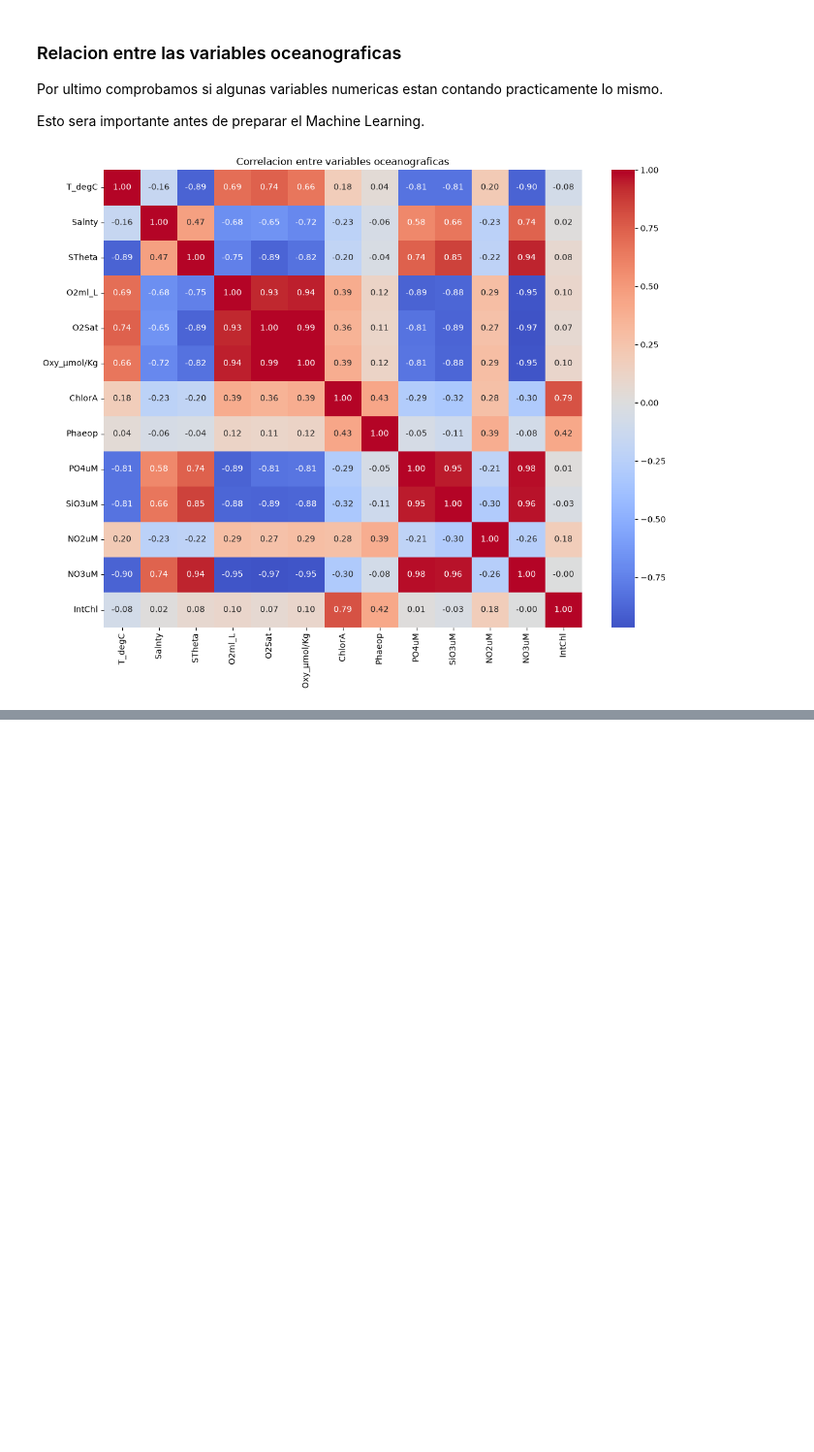
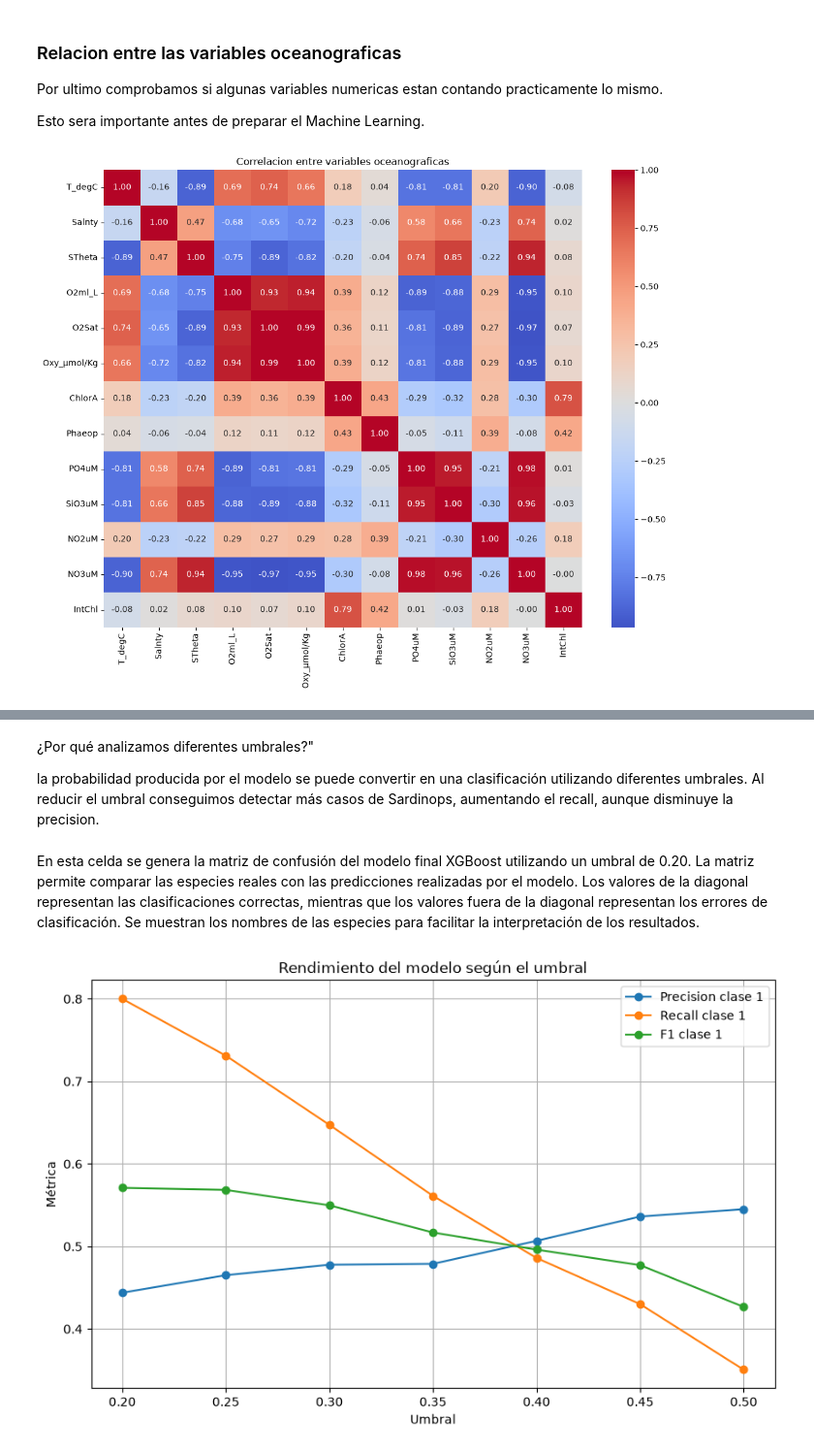
Before and after one commit to 4GeeksAcademy/proyecto-final-data-science--ECS, a Jupyter notebook: notebooks/final/proyecto final definitivo.ipynb, the cells around one changed output, grey strips where cells are left out. Shown at 97% size. Saved outputs shown, nothing was run; the diff lists cells and outputs as text; code cells hidden in the pictures; blank space fills up the shorter version.

```diff
--- a/notebooks/final/proyecto_final.ipynb
+++ b/notebooks/final/proyecto final definitivo.ipynb
@@ -1851,0 +1920,4 @@ plt.show()
+# %%
+y_prob = modelo.predict_proba(X_test)[:, 1]
+
+print(y_prob[:20])
@@ -1851,0 +1929,9 @@ plt.show()
+# %%
+from sklearn.metrics import classification_report
+
+for umbral in [0.5, 0.4, 0.3, 0.2]:
+
+    y_pred_umbral = (y_prob >= umbral).astype(int)
+
+    print(f"\n--- Umbral: {umbral} ---")
+    print(classification_report(y_test, y_pred_umbral))
@@ -1851,0 +2023,4 @@ plt.show()
+# %% [markdown]
+¿Por qué analizamos diferentes umbrales?"
+
+la probabilidad producida por el modelo se puede convertir en una clasificación utilizando diferentes umbrales. Al reducir el umbral conseguimos detectar más casos de Sardinops, aumentando el recall, aunque disminuye la precision.
@@ -1851,0 +2041,37 @@ plt.show()
+# %% [markdown]
+En esta celda se genera la matriz de confusión del modelo final XGBoost utilizando un umbral de 0.20. La matriz permite comparar las especies reales con las predicciones realizadas por el modelo. Los valores de la diagonal representan las clasificaciones correctas, mientras que los valores fuera de la diagonal representan los errores de clasificación. Se muestran los nombres de las especies para facilitar la interpretación de los resultados.
+# %%
+import matplotlib.pyplot as plt
+
+plt.figure(figsize=(10, 6))
+
+plt.plot(
+    resultados_df["Umbral"],
+    resultados_df["Precision_1"],
+    marker="o",
+    label="Precision clase 1"
+)
+
+plt.plot(
+    resultados_df["Umbral"],
+    resultados_df["Recall_1"],
+    marker="o",
+    label="Recall clase 1"
+)
+
+plt.plot(
+    resultados_df["Umbral"],
+    resultados_df["F1_1"],
+    marker="o",
+    label="F1 clase 1"
+)
+
+plt.xlabel("Umbral")
+plt.ylabel("Métrica")
+plt.title("Rendimiento del modelo según el umbral")
+plt.legend()
+plt.grid(True)
+
+plt.show()
+# %% [output]
+[figure, added]
```
Also changed, not shown: parts of 81 cells of this notebook, 4 other files.
